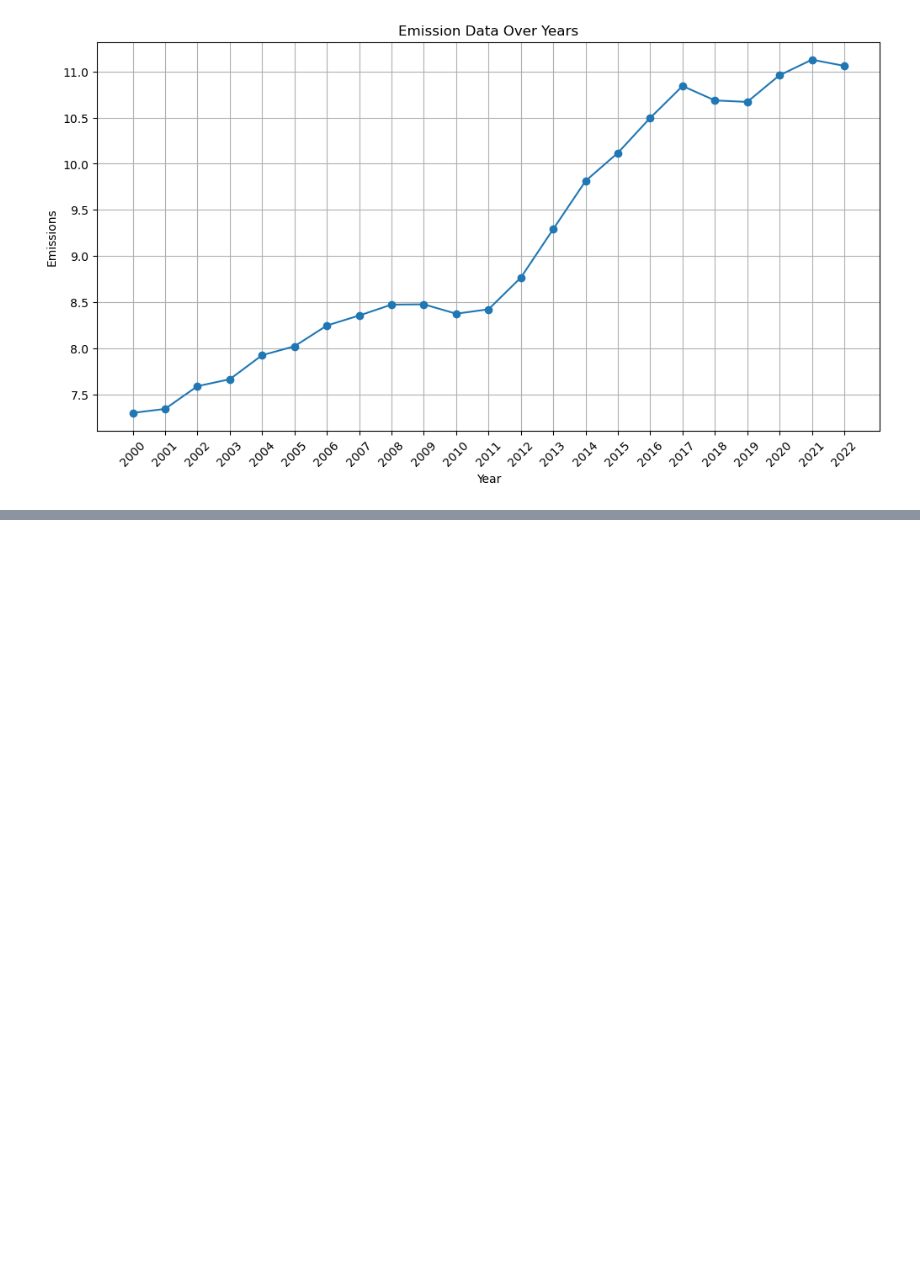
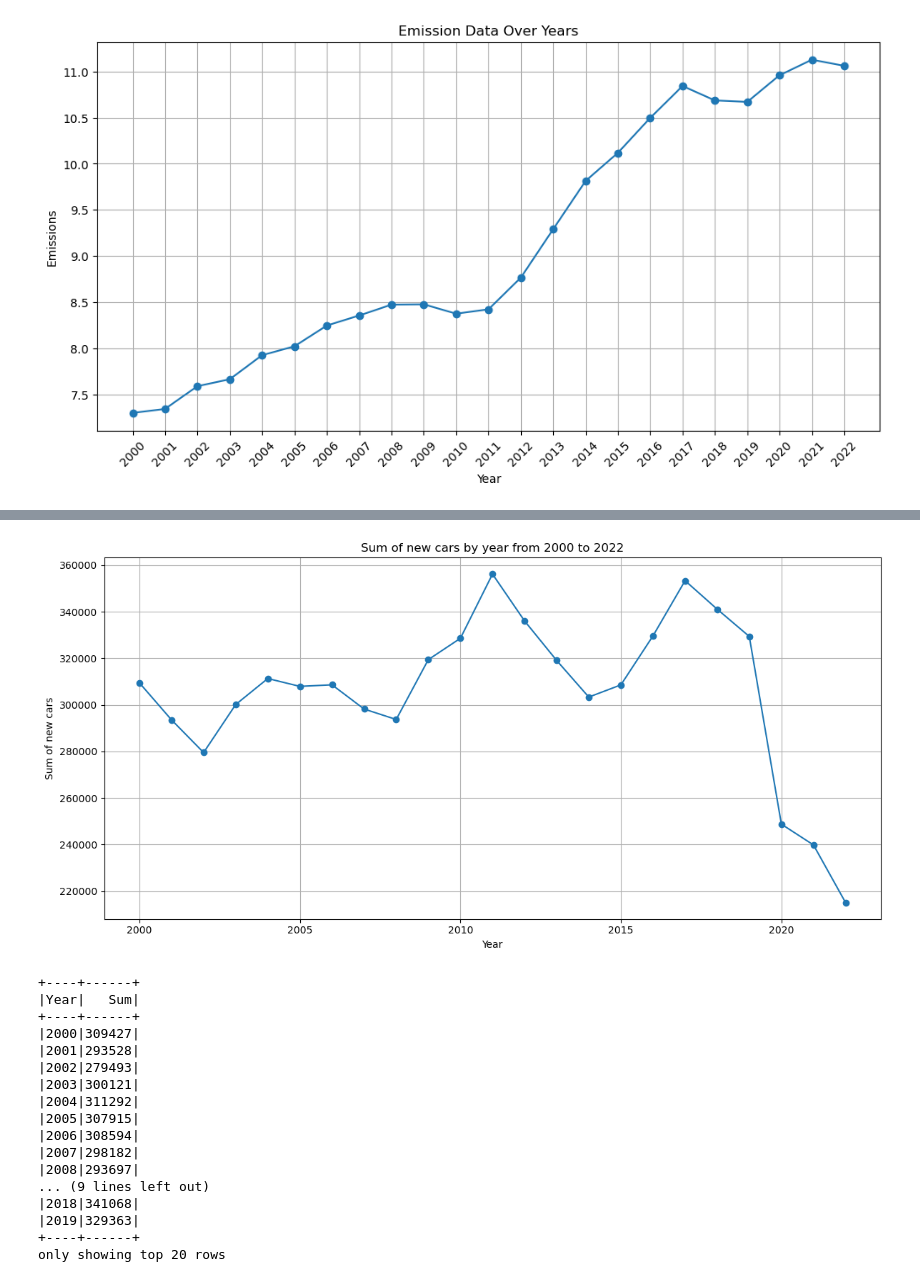
Before and after one commit to huhubi/BDENG, a Jupyter notebook: Projekt/Project_Spark_Emission.ipynb, the cells around one changed output, grey strips where cells are left out. Drawn from its saved outputs; the diff is of its cells as text; code cells hidden in the pictures; blank space fills up the shorter version.

Commit message:
added used and new car data

```diff
--- a/Projekt/Project_Spark_Emission.ipynb
+++ b/Projekt/Project_Spark_Emission.ipynb
@@ -49,0 +44,11 @@ spark.stop()
+# %%
+file_path = "newcars/overalldata_new.csv"
+df = spark.read.csv(file_path, header=False, inferSchema=True)
+# %%
+df.printSchema()
+df.show(5)
+
+columns = ['Column1', 'C-A10-0', 'Column3', 'NewCars']
+df = df.toDF(*columns)
+
+df.show()
@@ -49,0 +73,51 @@ spark.stop()
+# %%
+pdf = df.toPandas()
+
+pdf.head()
+
+pdf['Year'] = pdf['C-A10-0'].str[4:8].astype(int)
+
+pdf['NewCars'] = pd.to_numeric(pdf['NewCars'], errors='coerce')
+
+pdf = pdf.dropna(subset=['NewCars'])
+
+yearly_sum = pdf.groupby('Year')['NewCars'].sum().reset_index()
+yearly_sum.columns = ['Year', 'Sum']
+
+filtered_data = yearly_sum[(yearly_sum['Year'] >= 2000) & (yearly_sum['Year'] <= 2022)]
+
+if not filtered_data.empty:
+    # Plotten der Daten
+    plt.figure(figsize=(12, 6))
+    plt.plot(filtered_data['Year'], filtered_data['Sum'], marker='o')
+    plt.title('Sum of new cars by year from 2000 to 2022')
+    plt.xlabel('Year')
+    plt.ylabel('Sum of new cars')
+    plt.grid(True)
+    plt.tight_layout()
+    plt.show()
+
+    filtered_sdf = spark.createDataFrame(filtered_data)
+
+    filtered_sdf.show()
+else:
+    print("Keine Daten für die angegebenen Jahre 2000 bis 2022 gefunden.")
+# %% [output]
+[figure, added]
++----+------+
+|Year|   Sum|
++----+------+
+|2000|309427|
+|2001|293528|
+|2002|279493|
+|2003|300121|
+|2004|311292|
+|2005|307915|
+|2006|308594|
+|2007|298182|
+|2008|293697|
+... (9 lines left out)
+|2018|341068|
+|2019|329363|
++----+------+
+only showing top 20 rows
```
Also changed, not shown: parts of 7 cells of this notebook.
